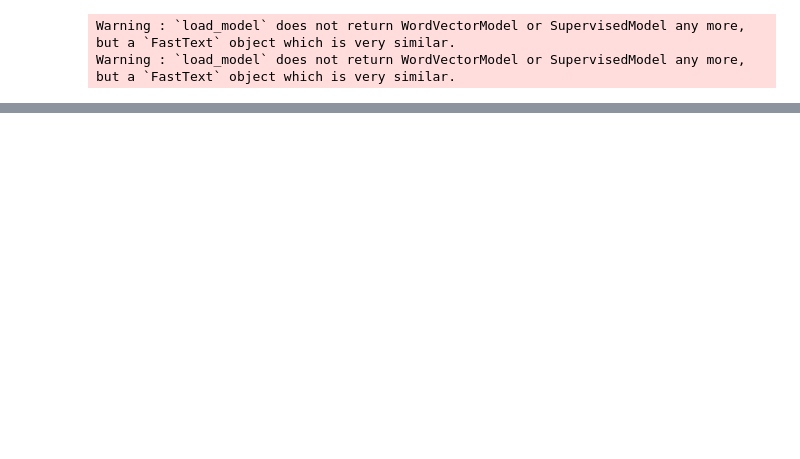
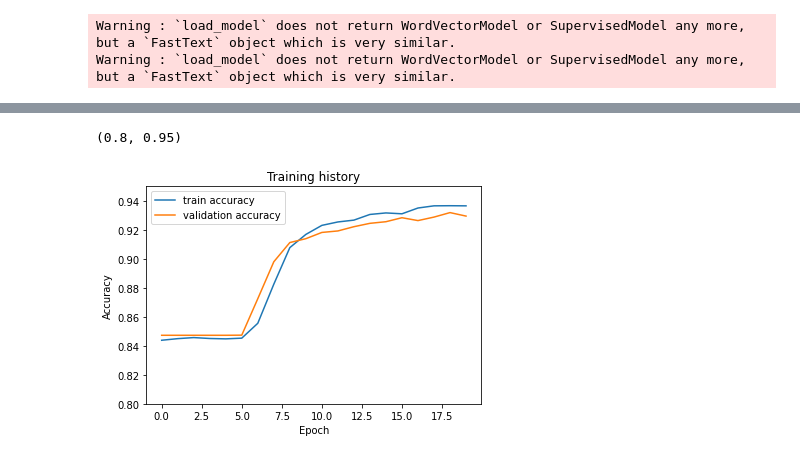
Before and after one commit to calvinkyc/cs4248_project, a Jupyter notebook: Cnn_lstm/task1_cnn_lstm.ipynb, the cells around one changed output, grey strips where cells are left out. Drawn from its saved outputs; the diff is of its cells as text; code cells hidden in the pictures; blank space fills up the shorter version.

```diff
--- a/Cnn_lstm/task1_cnn_lstm.ipynb
+++ b/Cnn_lstm/task1_cnn_lstm.ipynb
@@ -521,0 +526,2 @@ weighted avg       0.95      0.95      0.95     11269
+# %%
+df = pd.read_csv('../Dataset/data/restaurants_laptop_train_with_pos_task1_cleaned.csv')
@@ -521,0 +537,10 @@ weighted avg       0.95      0.95      0.95     11269
+# %%
+encoder = preprocessing.LabelEncoder()
+df.loc[:, "aspect_tag"] = encoder.fit_transform(df["aspect_tag"])
+
+sentences = df.groupby("num")["text"].apply(list).values
+aspect_tags = df.groupby("num")["aspect_tag"].apply(list).values
+
+print('num of aspect tags: {}'.format(len(encoder.classes_)))
+
+np.where(encoder.classes_ == "AT")[0].item()
@@ -521,0 +727,23 @@ weighted avg       0.95      0.95      0.95     11269
+# %%
+device = get_default_device()
+
+NUM_EPOCHS = 20
+TRAIN_BATCH_SIZE = 128
+VALID_BATCH_SIZE = 1024
+
+NUM_ASPECT_TAGS = 2
+
+dataset = TensorDataset(torch.Tensor(X_train), torch.Tensor(mask_train), torch.Tensor(y_train))
+print(f"train samples:{len(dataset)}")
+train_loader = DataLoader(dataset, batch_size=TRAIN_BATCH_SIZE, shuffle=True, drop_last=True)
+
+dataset_valid = TensorDataset(torch.Tensor(X_valid), torch.Tensor(mask_valid), torch.Tensor(y_valid))
+print(f"valid samples:{len(dataset_valid)}")
+test_loader = DataLoader(dataset_valid, batch_size=VALID_BATCH_SIZE)
+
+model = to_device(Model(general_embedding, res_domain_embedding, num_classes=2), device)
+
+torch.cuda.empty_cache()
+
+parameters = [p for p in model.parameters() if p.requires_grad]
+optimizer = AdamW(parameters, lr=1e-4)
@@ -521,0 +957,11 @@ weighted avg       0.95      0.95      0.95     11269
+# %%
+plt.plot(history['aspact_train_acc'], label='train accuracy')
+plt.plot(history['aspact_valid_acc'], label='validation accuracy')
+plt.title('Training history')
+plt.ylabel('Accuracy')
+plt.xlabel('Epoch')
+plt.legend()
+plt.ylim([0.8, 0.95])
+# %% [output]
+(0.8, 0.95)
+[figure, added]
```
Also changed, not shown: parts of 20 cells of this notebook, 6 other files.
